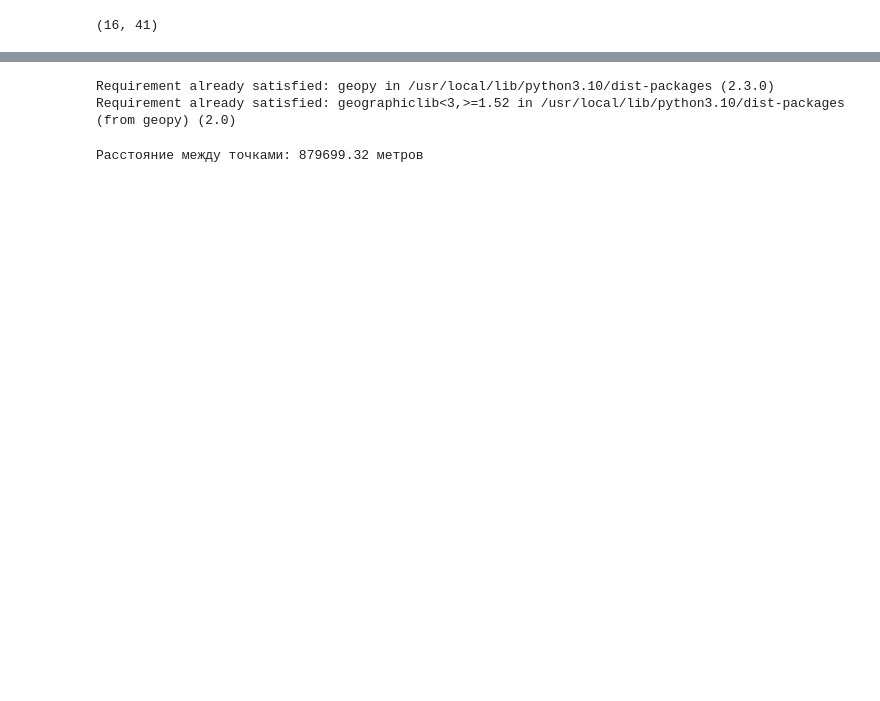
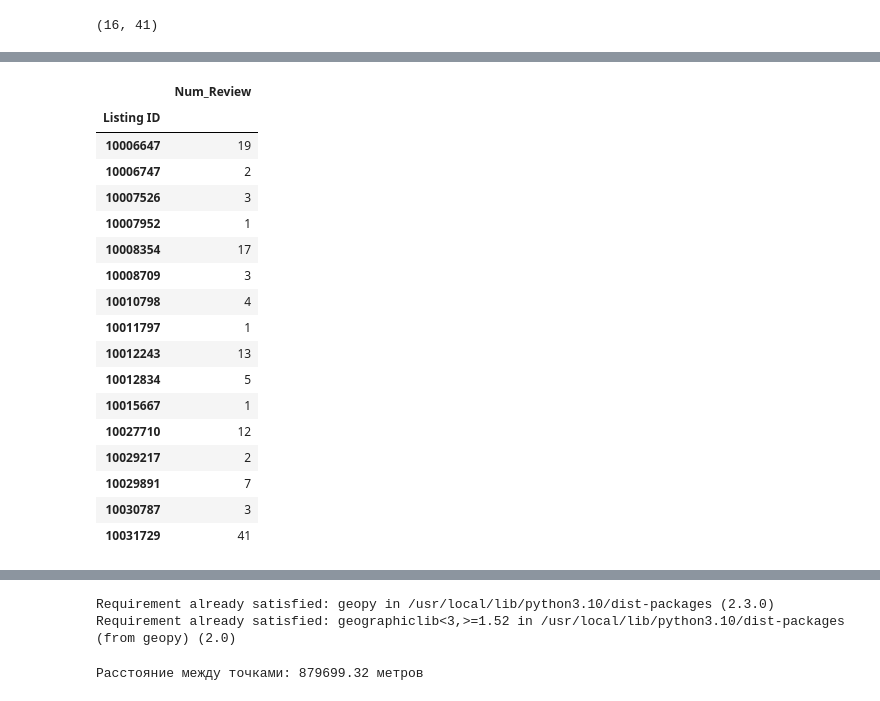
Before and after one commit to IlyaZutler/Cancer-Data, a Jupyter notebook: first.ipynb, the cells around one changed output, grey strips where cells are left out. Saved outputs shown, nothing was run; the diff lists cells and outputs as text; code cells hidden in the pictures; blank space fills up the shorter version.

```diff
--- a/first.ipynb
+++ b/first.ipynb
@@ -42,0 +72,22 @@ apartments.shape
+# %%
+num_resp= df.groupby('Listing ID')[["Review ID"]].count().rename(columns={'Review ID':'Num_Review'})
+num_resp
+# %% [output]
+|  | Num_Review |
+| Listing ID |  |
+| 10006647 | 19 |
+| 10006747 | 2 |
+| 10007526 | 3 |
+| 10007952 | 1 |
+| 10008354 | 17 |
+| 10008709 | 3 |
+| 10010798 | 4 |
+| 10011797 | 1 |
+| 10012243 | 13 |
+| 10012834 | 5 |
+| 10015667 | 1 |
+| 10027710 | 12 |
+| 10029217 | 2 |
+| 10029891 | 7 |
+| 10030787 | 3 |
+| 10031729 | 41 |
```
Also changed, not shown: parts of 5 cells of this notebook.
